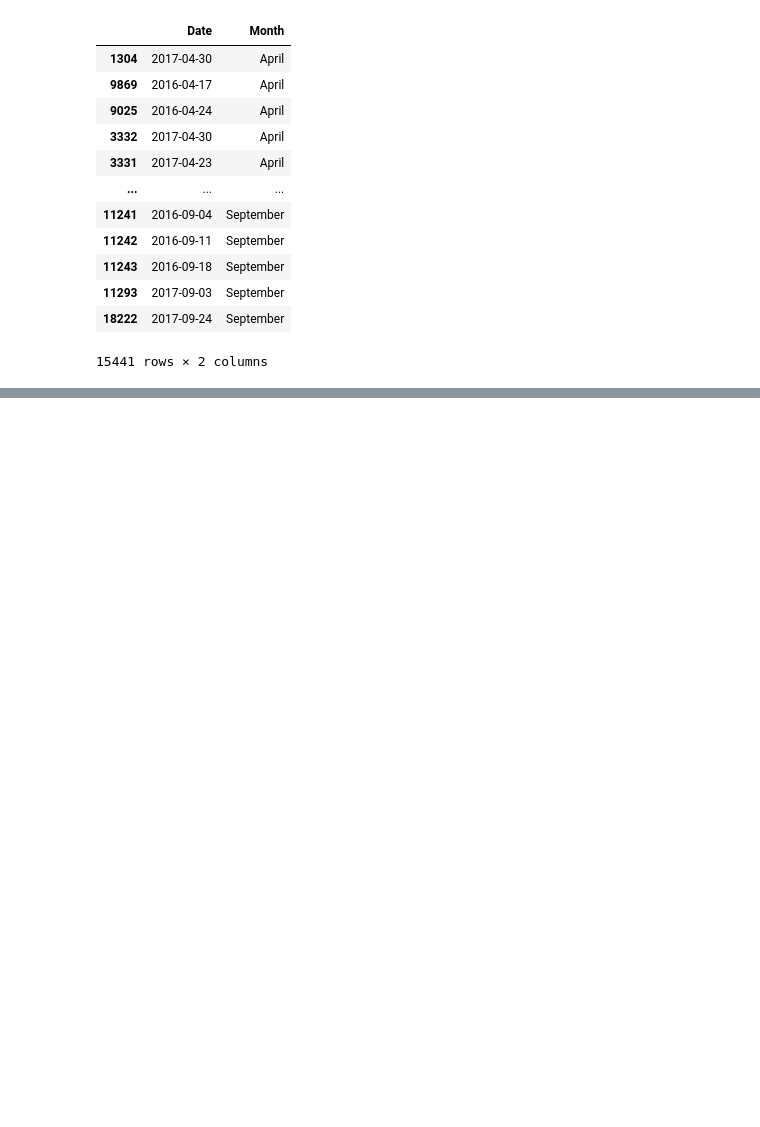
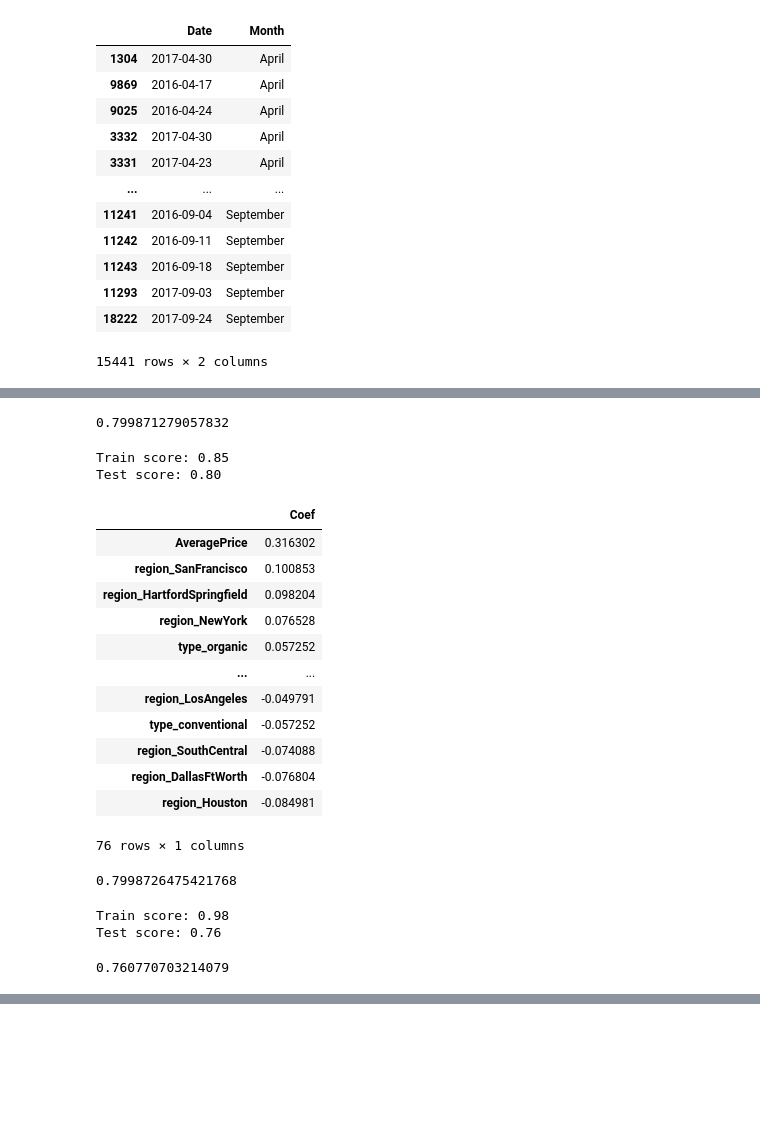
Before and after one commit to maxzixiaoxu/AvocadoTimeSeries, a Jupyter notebook: hw8.ipynb, the cells around one changed output, grey strips where cells are left out. Drawn from its saved outputs; the diff is of its cells as text; code cells hidden in the pictures; blank space fills up the shorter version.

```diff
--- a/hw8.ipynb
+++ b/hw8.ipynb
@@ -560 +582,8 @@ X_train_enc, y_train, X_test_enc, y_test, preprocessor = preprocess_features(
+# %%
+lr_pipe = make_pipeline(preprocessor, Ridge(max_iter = 1000))
+lr_pipe.fit(train_df, y_train)
+test_r2 = r2_score(y_test, lr_pipe.predict(test_df))
+test_r2
+# %% [output]
+0.799871279057832
 # %%
@@ -602,0 +607,42 @@ test_df = test_df.assign(Season=test_df["Month"].apply(get_season))
+# %%
+drop_features = ["Date", "4046", "4225", "4770", "Small Bags", "Large Bags", "XLarge Bags"]
+numeric_features = ["Total Volume", "Total Bags", "year", "AveragePrice"]
+categorical_features = ["type", "region"]
+target = ["AveragePriceNextWeek"]
+
+X_train_enc, y_train, X_test_enc, y_test, preprocessor = preprocess_features(
+    train_df,
+    test_df,
+    numeric_features,
+    categorical_features + ["Month", "Season"],
+    drop_features,
+    target
+)
+# %%
+coeff_df = score_lr_print_coeff(
+    preprocessor, train_df, y_train, test_df, y_test, X_train_enc
+)
+coeff_df
+# %% [output]
+Train score: 0.85
+Test score: 0.80
+|  | Coef |
+| AveragePrice | 0.316302 |
+| region_SanFrancisco | 0.100853 |
+| region_HartfordSpringfield | 0.098204 |
+| region_NewYork | 0.076528 |
+| type_organic | 0.057252 |
+| ... | ... |
+| region_LosAngeles | -0.049791 |
+| type_conventional | -0.057252 |
+| region_SouthCentral | -0.074088 |
+| region_DallasFtWorth | -0.076804 |
+| region_Houston | -0.084981 |
+76 rows × 1 columns
+# %%
+lr_pipe = make_pipeline(preprocessor, Ridge(max_iter = 1000))
+lr_pipe.fit(train_df, y_train)
+test_r2 = r2_score(y_test, lr_pipe.predict(test_df))
+test_r2
+# %% [output]
+0.7998726475421768
@@ -603,2 +655,17 @@ test_df = test_df.assign(Season=test_df["Month"].apply(get_season))
+# %%
+coeff_df = score_rf_(
+    preprocessor, train_df, y_train, test_df, y_test, X_train_enc
+)
+coeff_df
+# %% [output]
+Train score: 0.98
+Test score: 0.76
+# %%
+rf_pipe = make_pipeline(preprocessor, RandomForestRegressor(n_estimators=100, random_state=0))
+rf_pipe.fit(train_df, y_train)
+test_r2 = r2_score(y_test, rf_pipe.predict(test_df))
+test_r2
+# %% [output]
+0.760770703214079
 # %%
 ...
```
Also changed, not shown: parts of 33 cells of this notebook.
